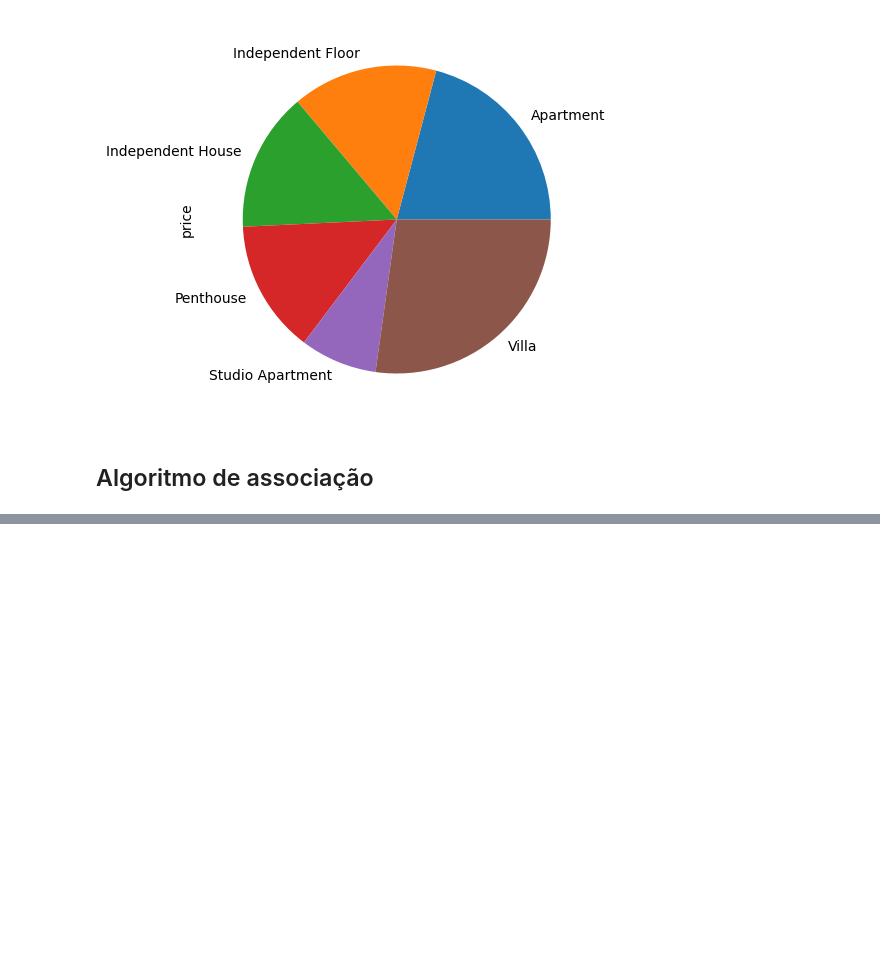
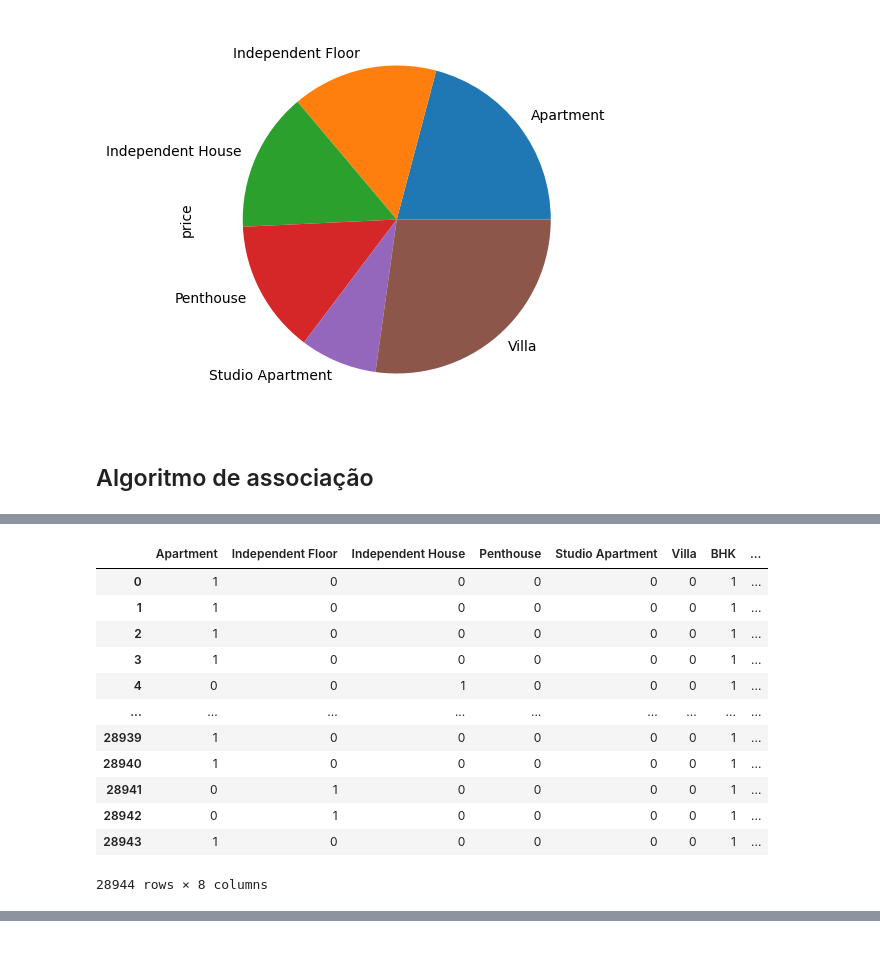
Before and after one commit to Felipanjos/a3_big_data_2022.2-, a Jupyter notebook: notebook.ipynb, the cells around one changed output, grey strips where cells are left out. Cells and saved outputs as stored; diff of their text form; code cells hidden in the pictures; blank space fills up the shorter version.

```diff
--- a/notebook.ipynb
+++ b/notebook.ipynb
@@ -297,5 +329,20 @@ df_encoded = pd.DataFrame(df_encoded, columns=encoder.columns_)
 # %%
 df_encoded = df_encoded.replace({False: 0, True: 1})
+df_encoded
+# %% [output]
+|  | Apartment | Independent Floor | Independent House | Penthouse | Studio Apartment | Villa | BHK | ... |
+| 0 | 1 | 0 | 0 | 0 | 0 | 0 | 1 | ... |
+| 1 | 1 | 0 | 0 | 0 | 0 | 0 | 1 | ... |
+| 2 | 1 | 0 | 0 | 0 | 0 | 0 | 1 | ... |
+| 3 | 1 | 0 | 0 | 0 | 0 | 0 | 1 | ... |
+| 4 | 0 | 0 | 1 | 0 | 0 | 0 | 1 | ... |
+| ... | ... | ... | ... | ... | ... | ... | ... | ... |
+| 28939 | 1 | 0 | 0 | 0 | 0 | 0 | 1 | ... |
+| 28940 | 1 | 0 | 0 | 0 | 0 | 0 | 1 | ... |
+| 28941 | 0 | 1 | 0 | 0 | 0 | 0 | 1 | ... |
+| 28942 | 0 | 1 | 0 | 0 | 0 | 0 | 1 | ... |
+| 28943 | 1 | 0 | 0 | 0 | 0 | 0 | 1 | ... |
+28944 rows × 8 columns
 # %%
 df_apriori = apriori(df_encoded, 0.2, use_colnames = True)
 df_apriori
```
Also changed, not shown: parts of 6 cells of this notebook.
